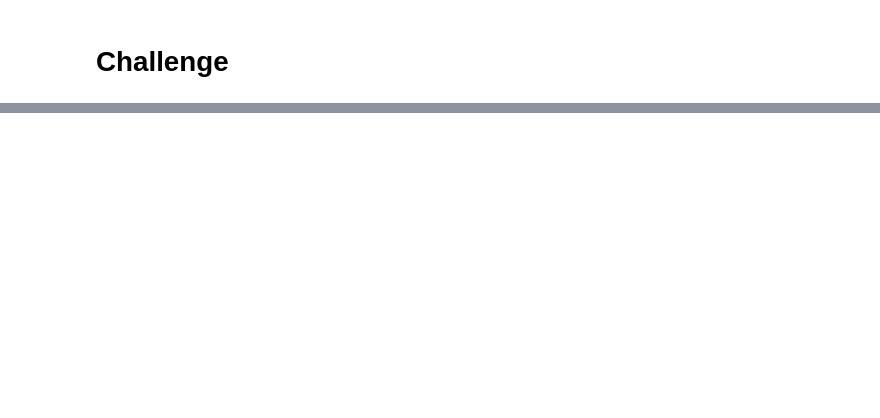
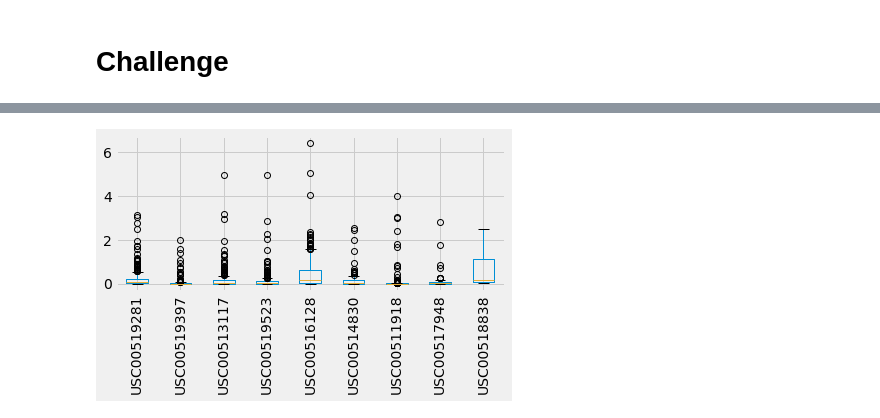
Before and after one commit to CocoLB/09-Surfs_up, a Jupyter notebook: climate_analysis.ipynb, the cells around one changed output, grey strips where cells are left out. Saved outputs shown, nothing was run; the diff lists cells and outputs as text; code cells hidden in the pictures; blank space fills up the shorter version.

```diff
--- a/climate_analysis.ipynb
+++ b/climate_analysis.ipynb
@@ -137,0 +308,48 @@ plt.tight_layout()
+# %%
+# comparing each station's precipitaion December key statistics in a box-and-whisker plot
+prcp_dec_USC00519281 = session.query(Measurement.date, Measurement.prcp).filter(extract('month',Measurement.date)==12)\
+                                .filter(Measurement.station == 'USC00519281').all()
+prcp_dec_USC00519281_df=pd.DataFrame(prcp_dec_USC00519281)
+prcp_dec_USC00519397 = session.query(Measurement.date, Measurement.prcp).filter(extract('month',Measurement.date)==12)\
+                                .filter(Measurement.station == 'USC00519397').all()
+prcp_dec_USC00519397_df=pd.DataFrame(prcp_dec_USC00519397)
+prcp_dec_USC00513117 = session.query(Measurement.date, Measurement.prcp).filter(extract('month',Measurement.date)==12)\
+                                .filter(Measurement.station == 'USC00513117').all()
+prcp_dec_USC00513117_df=pd.DataFrame(prcp_dec_USC00513117)
+prcp_dec_USC00519523 = session.query(Measurement.date, Measurement.prcp).filter(extract('month',Measurement.date)==12)\
+                                .filter(Measurement.station == 'USC00519523').all()
+prcp_dec_USC00519523_df=pd.DataFrame(prcp_dec_USC00519523)
+prcp_dec_USC00516128 = session.query(Measurement.date, Measurement.prcp).filter(extract('month',Measurement.date)==12)\
+                                .filter(Measurement.station == 'USC00516128').all()
+prcp_dec_USC00516128_df=pd.DataFrame(prcp_dec_USC00516128)
+prcp_dec_USC00514830 = session.query(Measurement.date, Measurement.prcp).filter(extract('month',Measurement.date)==12)\
+                                .filter(Measurement.station == 'USC00514830').all()
+prcp_dec_USC00514830_df=pd.DataFrame(prcp_dec_USC00514830)
+prcp_dec_USC00511918 = session.query(Measurement.date, Measurement.prcp).filter(extract('month',Measurement.date)==12)\
+                                .filter(Measurement.station == 'USC00511918').all()
+prcp_dec_USC00511918_df=pd.DataFrame(prcp_dec_USC00511918)
+prcp_dec_USC00517948 = session.query(Measurement.date, Measurement.prcp).filter(extract('month',Measurement.date)==12)\
+                                .filter(Measurement.station == 'USC00517948').all()
+prcp_dec_USC00517948_df=pd.DataFrame(prcp_dec_USC00517948)
+prcp_dec_USC00518838 = session.query(Measurement.date, Measurement.prcp).filter(extract('month',Measurement.date)==12)\
+                                .filter(Measurement.station == 'USC00518838').all()
+prcp_dec_USC00518838_df=pd.DataFrame(prcp_dec_USC00518838)
+
+column_names = ["USC00519281", "USC00519397", "USC00513117", "USC00519523", "USC00516128", "USC00514830", "USC00511918", "USC00517948", "USC00518838"]
+prcp_dec_stations=pd.DataFrame(columns=column_names)
+prcp_dec_stations["USC00519281"]= prcp_dec_USC00519281_df["prcp"]
+prcp_dec_stations["USC00519397"]= prcp_dec_USC00519397_df["prcp"]
+prcp_dec_stations["USC00513117"]= prcp_dec_USC00513117_df["prcp"]
+prcp_dec_stations["USC00519523"]= prcp_dec_USC00519523_df["prcp"]
+prcp_dec_stations["USC00516128"]= prcp_dec_USC00516128_df["prcp"]
+prcp_dec_stations["USC00514830"]= prcp_dec_USC00514830_df["prcp"]
+prcp_dec_stations["USC00511918"]= prcp_dec_USC00511918_df["prcp"]
+prcp_dec_stations["USC00517948"]= prcp_dec_USC00517948_df["prcp"]
+prcp_dec_stations["USC00518838"]= prcp_dec_USC00518838_df["prcp"]
+
+
+prcp_dec_stations.boxplot(column=["USC00519281", "USC00519397", "USC00513117", "USC00519523", "USC00516128", "USC00514830", "USC00511918", "USC00517948", "USC00518838"])
+plt.xticks(rotation='vertical')
+plt.tight_layout()
+# %% [output]
+[figure, added]
```
Also changed, not shown: parts of 14 cells of this notebook, 9 other files.
